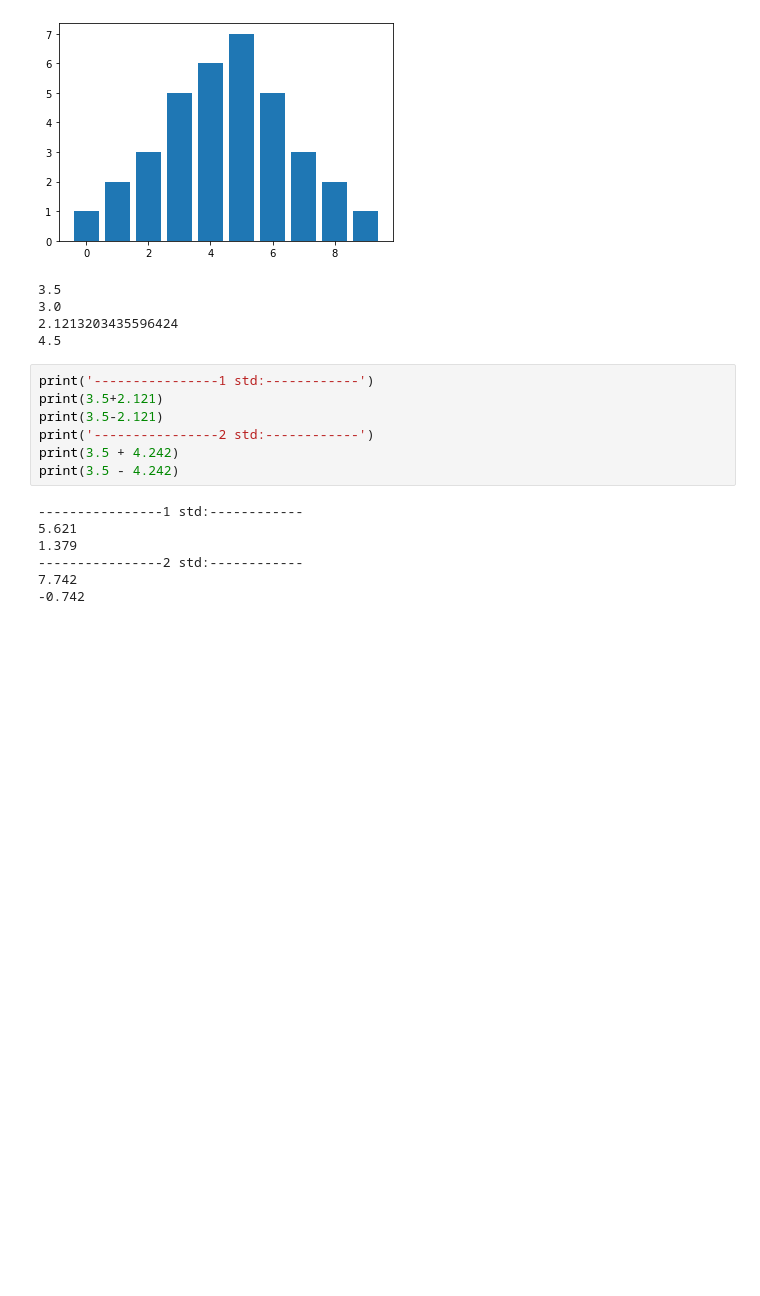
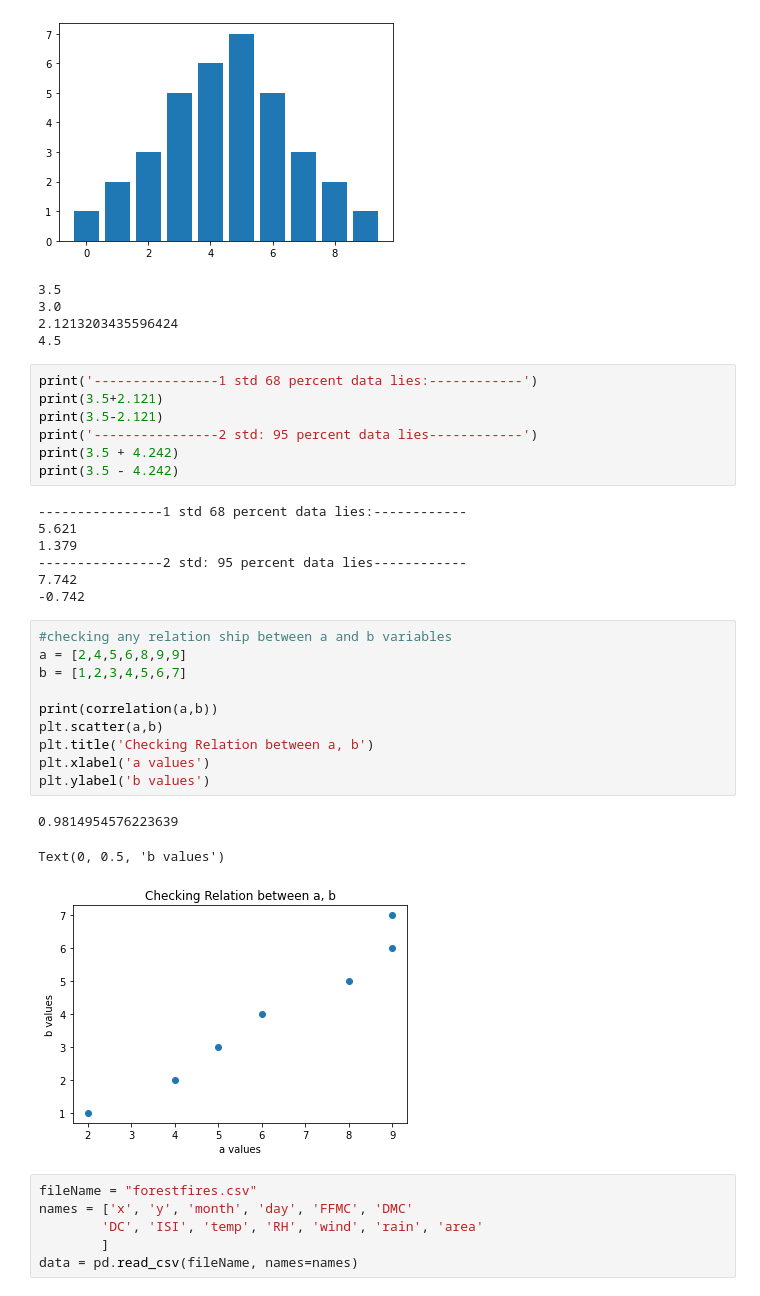
Before and after one commit to lkarjun/data-science-from-scratch, a Jupyter notebook: ChapterFive/Statistics.ipynb, the cells around one changed output. Cells and saved outputs as stored; diff of their text form; blank space fills up the shorter version.

```diff
--- a/ChapterFive/Statistics.ipynb
+++ b/ChapterFive/Statistics.ipynb
@@ -196,16 +216,36 @@ print(variance(a))
 2.1213203435596424
 4.5
 # %%
-print('----------------1 std:------------')
+print('----------------1 std 68 percent data lies:------------')
 print(3.5+2.121)
 print(3.5-2.121)
-print('----------------2 std:------------')
+print('----------------2 std: 95 percent data lies------------')
 print(3.5 + 4.242)
 print(3.5 - 4.242)
 # %% [output]
-----------------1 std:------------
+----------------1 std 68 percent data lies:------------
 5.621
 1.379
-----------------2 std:------------
+----------------2 std: 95 percent data lies------------
 7.742
 -0.742
+# %%
+#checking any relation ship between a and b variables
+a = [2,4,5,6,8,9,9]
+b = [1,2,3,4,5,6,7]
+
+print(correlation(a,b))
+plt.scatter(a,b)
+plt.title('Checking Relation between a, b')
+plt.xlabel('a values')
+plt.ylabel('b values')
+# %% [output]
+0.9814954576223639
+Text(0, 0.5, 'b values')
+[figure, added]
+# %%
+fileName = "forestfires.csv"
+names = ['x', 'y', 'month', 'day', 'FFMC', 'DMC'
+        'DC', 'ISI', 'temp', 'RH', 'wind', 'rain', 'area'
+        ]
+data = pd.read_csv(fileName, names=names)
```
Also changed, not shown: parts of 18 cells of this notebook, 1 other file.
